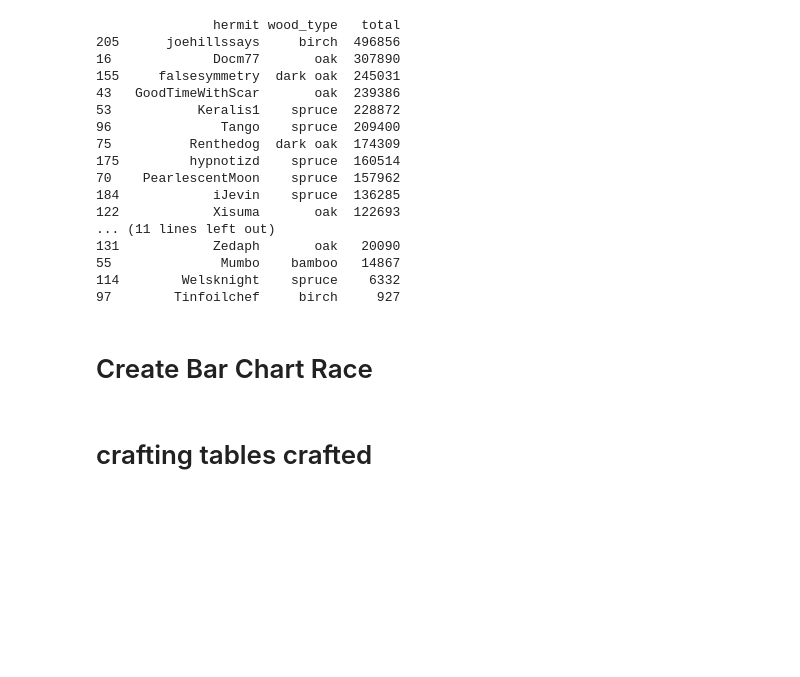
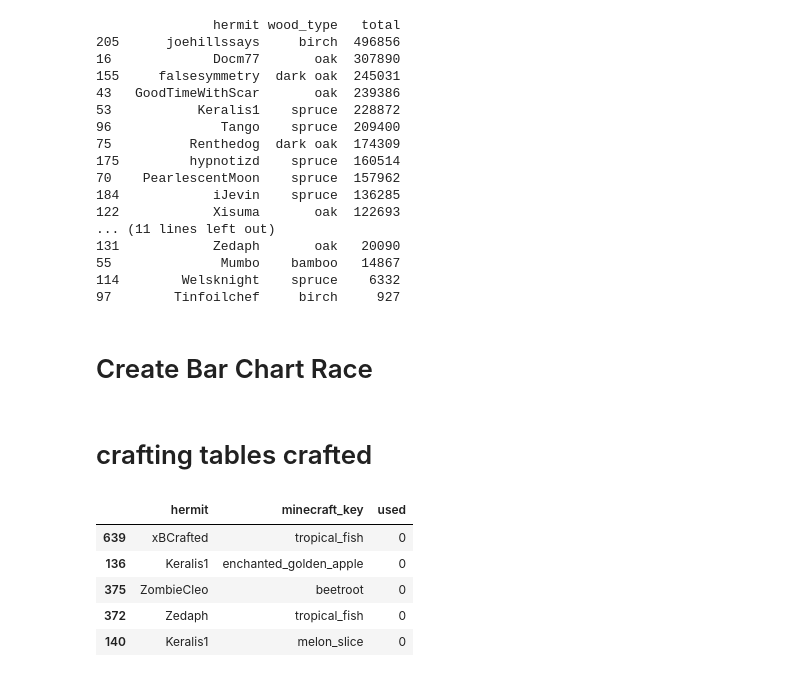
Before and after one commit to CulleyHarrelson/HermitcraftStats, a Jupyter notebook: Hermitcraft.ipynb, the cells around one changed output. Saved outputs shown, nothing was run; the diff lists cells and outputs as text; code cells hidden in the pictures; blank space fills up the shorter version.

```diff
--- a/Hermitcraft.ipynb
+++ b/Hermitcraft.ipynb
@@ -1991,43 +1988,69 @@ import os
 # Load data
 file_path = 'hermitcraft9.csv'
 df = pd.read_csv(file_path)
 
-# Filter out rows where wood_type is '0'
-df = df[df["wood_type"] != '0']
+
+food = [
+    "apple", "baked_potato", "beetroot", "beetroot_soup", "bread", "cake", "carrot",
+    "chorus_fruit", "cooked_chicken", "cooked_cod", "cooked_mutton", "cooked_porkchop",
+    "cooked_rabbit", "cooked_salmon", "cookie", "dried_kelp", "enchanted_golden_apple",
+    "golden_apple", "golden_carrot", "honey_bottle", "melon_slice", "mushroom_stew",
+    "poisonous_potato", "potato", "pufferfish", "pumpkin_pie", "rabbit_stew", "raw_beef",
+    "raw_chicken", "raw_cod", "raw_mutton", "raw_porkchop", "raw_rabbit", "raw_salmon",
+    "rotten_flesh", "spider_eye", "steak", "suspicious_stew", "sweet_berries", "tropical_fish"
+]
+
+
+df = df[df["minecraft_key"].isin(food)]
 df = df[df["hermit"] != 'none']
 
-# Replace 'dark_oak' with 'dark oak' and convert to lower case
-df['wood_type'] = df['wood_type'].str.replace('_', ' ').str.lower()
+grouped_df = df.groupby(['hermit', 'minecraft_key'])['used'].sum().reset_index()
 
-# Summing numeric columns and grouping
-numeric_cols = ['broken', 'crafted', 'dropped', 'killed', 'mined', 'picked_up', 'used']
-df['total'] = df[numeric_cols].sum(axis=1)
-grouped_df = df.groupby(['hermit', 'wood_type'])['total'].sum().reset_index()
+row_count = len(grouped_df)
 
-# Create the 'wood' subdirectory if it doesn't exist
-os.makedirs('wood', exist_ok=True)
+#grouped_df.head()
+
+
+# Track the current hermit and their total kills
+current_hermit = None
+total_kills = 0
+slide_index = 1
+
+# Hermit summary data
+#sorted_df = grouped_df.sort_values(by=['hermit', 'minecraft_key'])
+# top killed data
+grouped_df = grouped_df.sort_values(by='used', ascending=[True])
+
+grouped_df.head()
 
 # Iterate over each hermit and create a separate plot
 for hermit in grouped_df['hermit'].unique():
     # Filter data for the current hermit
     hermit_df = grouped_df[grouped_df['hermit'] == hermit]
 
     # Sort the data by 'total' column in descending order
-    hermit_df = hermit_df.sort_values(by='total', ascending=False)
+    hermit_df = hermit_df.sort_values(by='used', ascending=False)
 
     # Create the square bar plot
     plt.figure(figsize=(6, 6))
-    sns.barplot(data=hermit_df, x='wood_type', y='total', palette=color_map)
+    sns.barplot(data=hermit_df, x='minecraft_key', y='used')
     plt.xticks(rotation=45)
-    plt.xlabel('Wood Type')
+    plt.xlabel('All Food Eaten')
     plt.ylabel('')
     plt.ylabel('')
 
     # Remove chart title
     plt.title('')
 
     # Save the plot
     plt.savefig(f'wood/{hermit}.png', bbox_inches='tight', pad_inches=0)
 
     # Close the plot to free memory
     plt.close()
+# %% [output]
+|  | hermit | minecraft_key | used |
+| 639 | xBCrafted | tropical_fish | 0 |
+| 136 | Keralis1 | enchanted_golden_apple | 0 |
+| 375 | ZombieCleo | beetroot | 0 |
+| 372 | Zedaph | tropical_fish | 0 |
+| 140 | Keralis1 | melon_slice | 0 |
```
Also changed, not shown: parts of 2 cells of this notebook.
